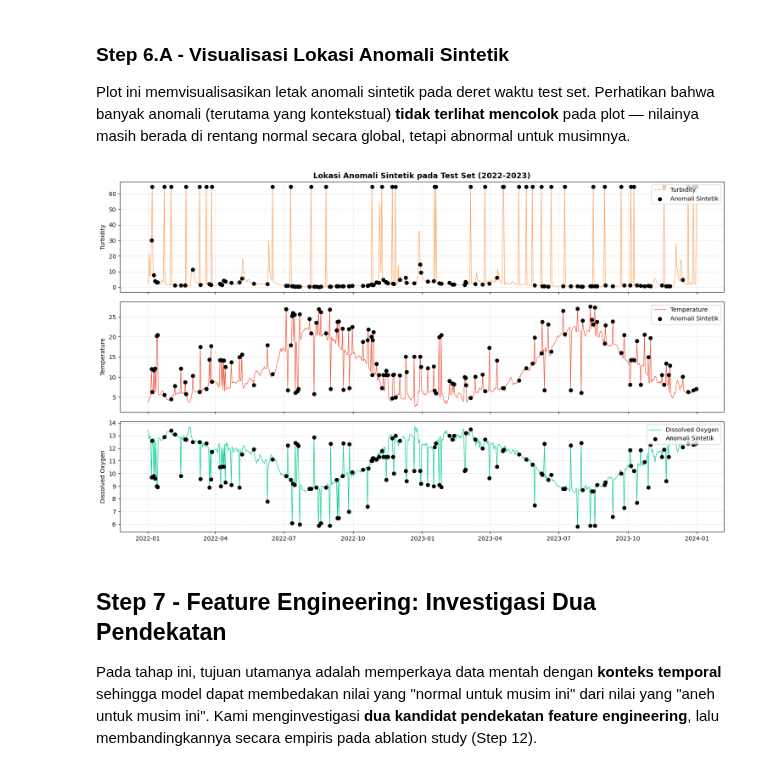
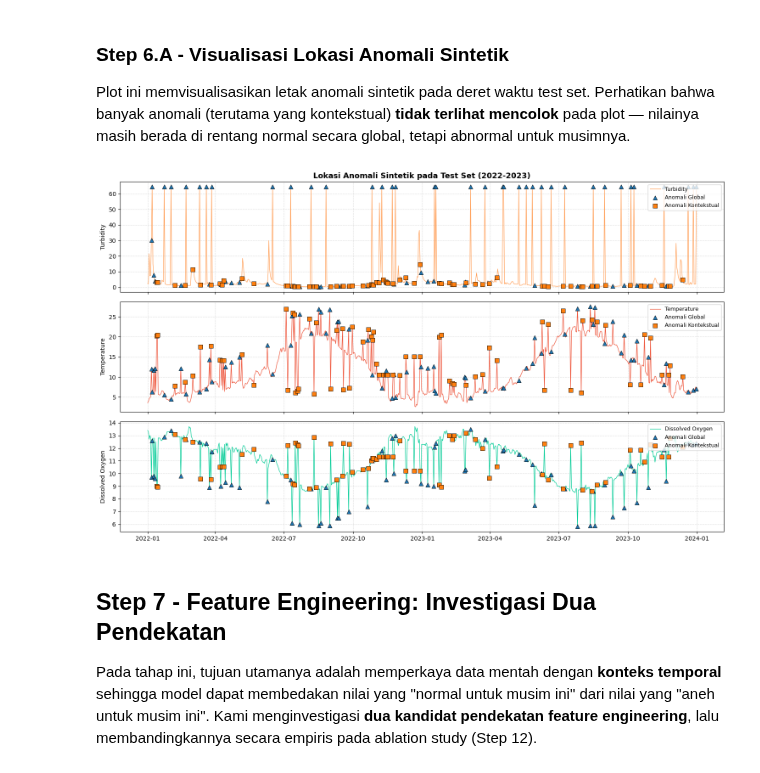
Before and after one commit to aDJi2003/water-anomaly-detection, a Jupyter notebook: notebook/main.ipynb, the cells around one changed output. Drawn from its saved outputs; the diff is of its cells as text; code cells hidden in the pictures.

Commit message:
feat: update plot and add inference calculation

```diff
--- a/notebook/main.ipynb
+++ b/notebook/main.ipynb
@@ -350,22 +350,28 @@ Plot ini memvisualisasikan letak anomali sintetik pada deret waktu test set. Per
 # %%
 fig, axes = plt.subplots(3, 1, figsize=(15, 9), sharex=True)
 plot_cols = ['Turbidity', 'Temperature', 'Dissolved Oxygen']
 plot_colors = ['#FFA15A', '#EF553B', '#00CC96']
-anomaly_mask = test_inj['Label'] >= 1
+
+mask_global = test_inj['Label'] == 1
+mask_ctx = test_inj['Label'] == 2
 
 for ax, col, c in zip(axes, plot_cols, plot_colors):
     ax.plot(test_inj.index, test_inj[col], color=c, linewidth=0.9, label=col)
-    ax.scatter(test_inj.index[anomaly_mask], test_inj[col][anomaly_mask],
-               color='black', s=35, zorder=5, label='Anomali Sintetik')
+    ax.scatter(test_inj.index[mask_global], test_inj[col][mask_global],
+               color='#1f77b4', s=50, marker='^', edgecolors='black',
+               linewidths=0.6, zorder=5, label='Anomali Global')
+    ax.scatter(test_inj.index[mask_ctx], test_inj[col][mask_ctx],
+               color='#ff7f0e', s=50, marker='s', edgecolors='black',
+               linewidths=0.6, zorder=5, label='Anomali Kontekstual')
     ax.set_ylabel(col)
     ax.grid(True, linestyle='--', alpha=0.4)
-    ax.legend(loc='upper right')
+    ax.legend(loc='upper right', fontsize=9)
 
 axes[0].set_title("Lokasi Anomali Sintetik pada Test Set (2022-2023)", fontsize=13, fontweight='bold')
 plt.tight_layout()
 plt.show()
 # %% [output]
-[figure, old version]
+[figure, new version]
 # %% [markdown]
 ## Step 7 - Feature Engineering: Investigasi Dua Pendekatan
 
```
Also changed, not shown: parts of 11 cells of this notebook.
